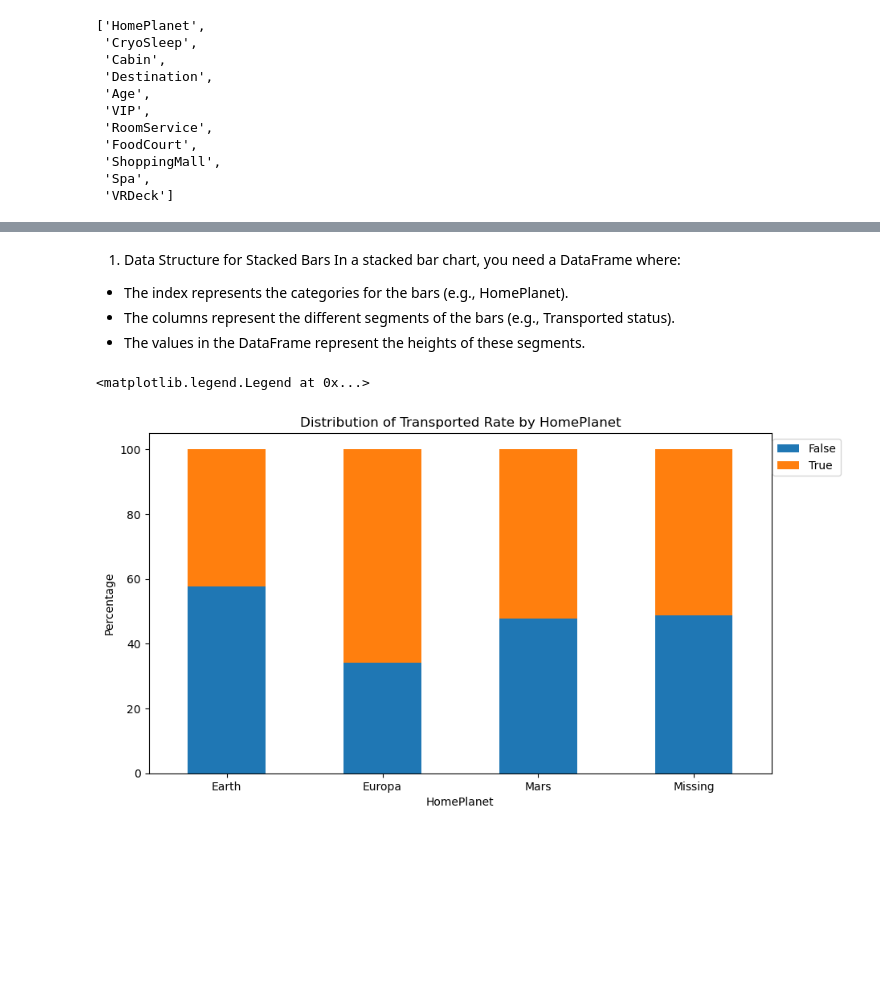
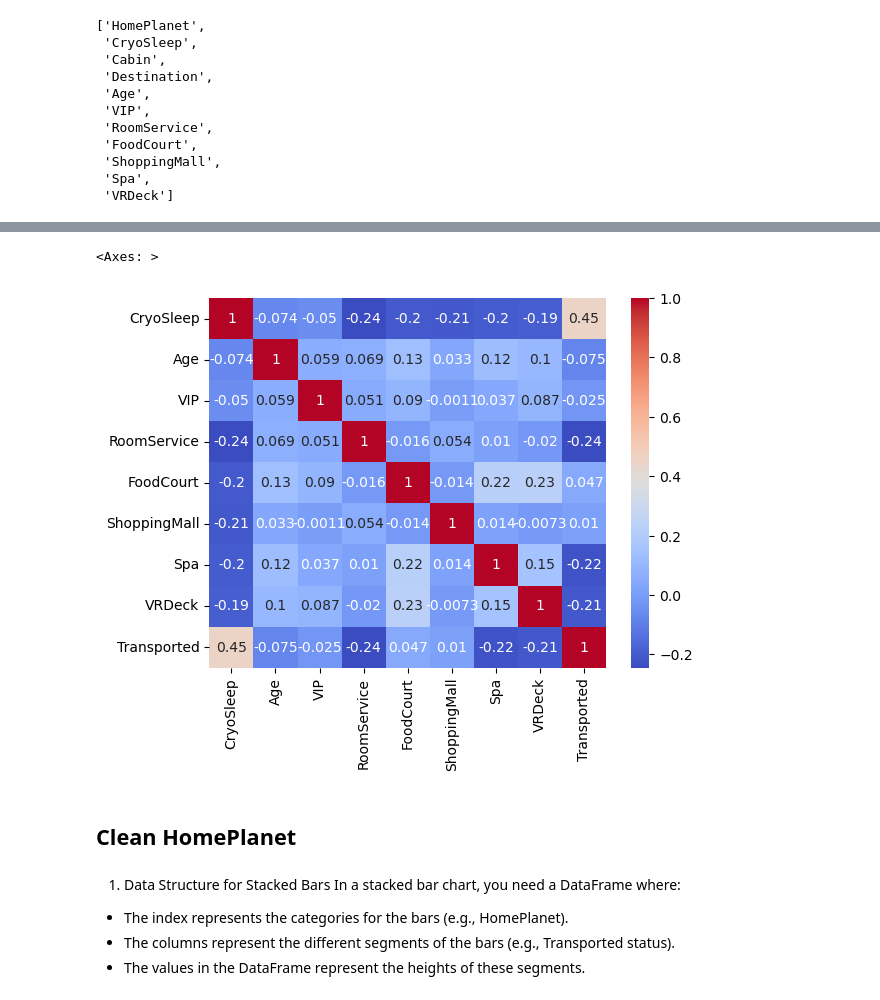
Before and after one commit to ezishr/spaceship-titanic, a Jupyter notebook: eda.ipynb, the cells around one changed output, grey strips where cells are left out. Saved outputs shown, nothing was run; the diff lists cells and outputs as text; code cells hidden in the pictures; blank space fills up the shorter version.

```diff
--- a/eda.ipynb
+++ b/eda.ipynb
@@ -145,13 +199,16 @@ home_transported_pivot
+# %%
+# Correlation Matrix of Numerical columns
+num_corr = df[num_cols].corr()
+sns.heatmap(num_corr, annot=True, cmap='coolwarm')
+# %% [output]
+<Axes: >
+[figure, added]
+# %% [markdown]
+## Clean HomePlanet
 # %% [markdown]
 1. Data Structure for Stacked Bars
 In a stacked bar chart, you need a DataFrame where:
 - The index represents the categories for the bars (e.g., HomePlanet).
 - The columns represent the different segments of the bars (e.g., Transported status).
 - The values in the DataFrame represent the heights of these segments.
-# %%
-home_transported_pivot.plot(kind='bar', stacked=True, figsize=(10, 5.5), rot=0, legend=True, ylabel='Percentage', title='Distribution of Transported Rate by HomePlanet')
-plt.legend(loc='upper right', bbox_to_anchor=(1.12, 1))
-# %% [output]
-<matplotlib.legend.Legend at 0x...>
-[figure, removed]
 # %%
```
Also changed, not shown: parts of 27 cells of this notebook.
